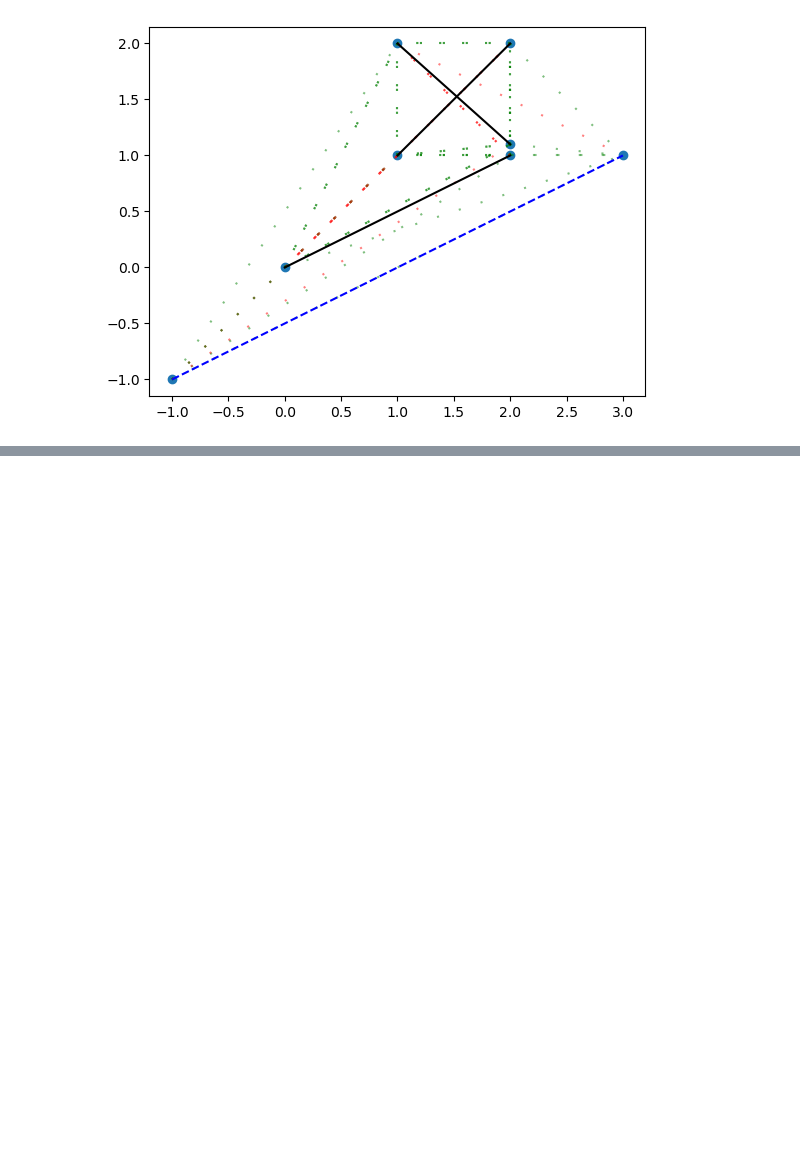
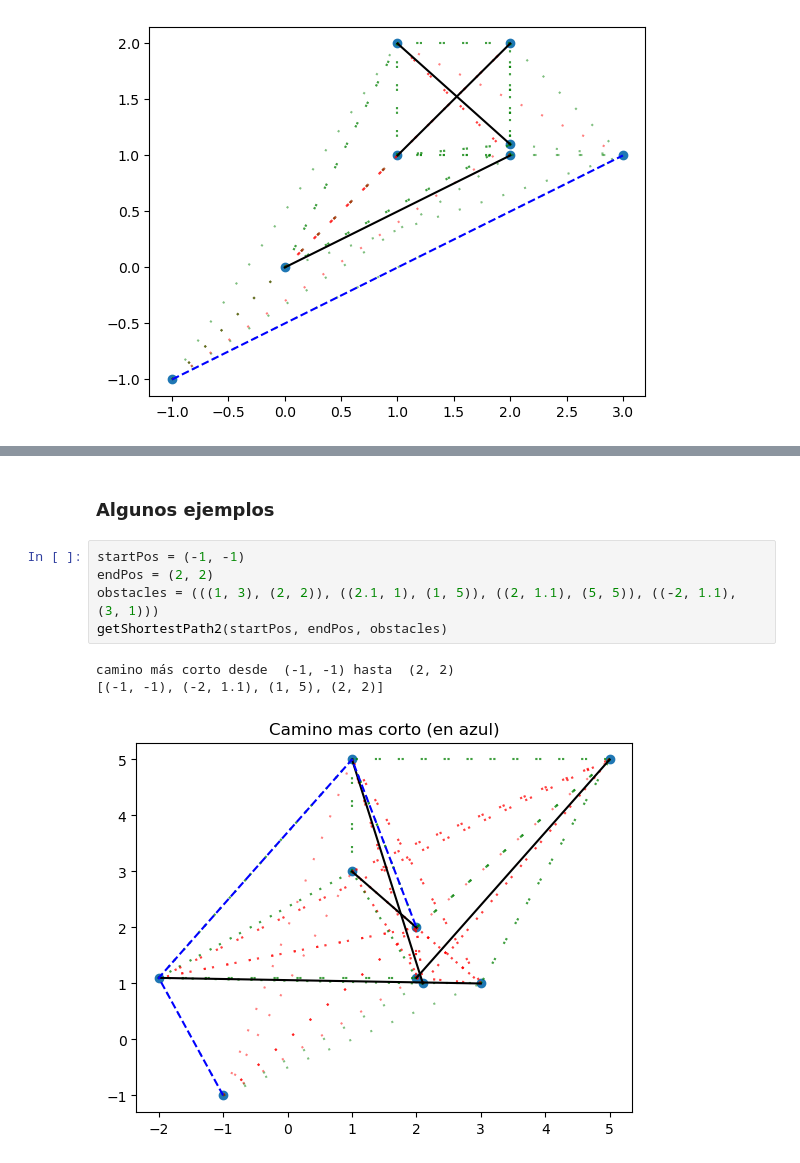
Before and after one commit to Deumek/camino-mas-corto-por-obstaculos, a Jupyter notebook: Caminos.ipynb, the cells around one changed output, grey strips where cells are left out. Saved outputs shown, nothing was run; the diff lists cells and outputs as text; blank space fills up the shorter version.

Commit message:
Markdown y algunos ejemplos

```diff
--- a/Caminos.ipynb
+++ b/Caminos.ipynb
@@ -229 +277,12 @@ camino más corto desde  (-1, -1) hasta  (3, 1)
 [figure]
+# %% [markdown]
+### Algunos ejemplos
+# %%
+startPos = (-1, -1)
+endPos = (2, 2)
+obstacles = (((1, 3), (2, 2)), ((2.1, 1), (1, 5)), ((2, 1.1), (5, 5)), ((-2, 1.1), (3, 1)))
+getShortestPath2(startPos, endPos, obstacles)
+# %% [output]
+camino más corto desde  (-1, -1) hasta  (2, 2)
+[(-1, -1), (-2, 1.1), (1, 5), (2, 2)]
+[figure, added]
```
Also changed, not shown: parts of 16 cells of this notebook.
